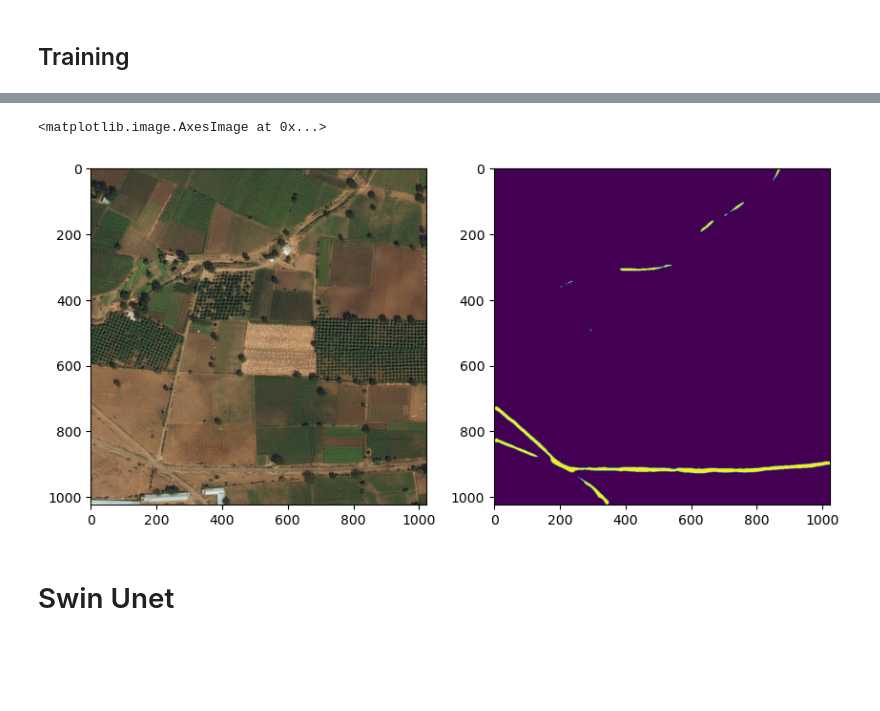
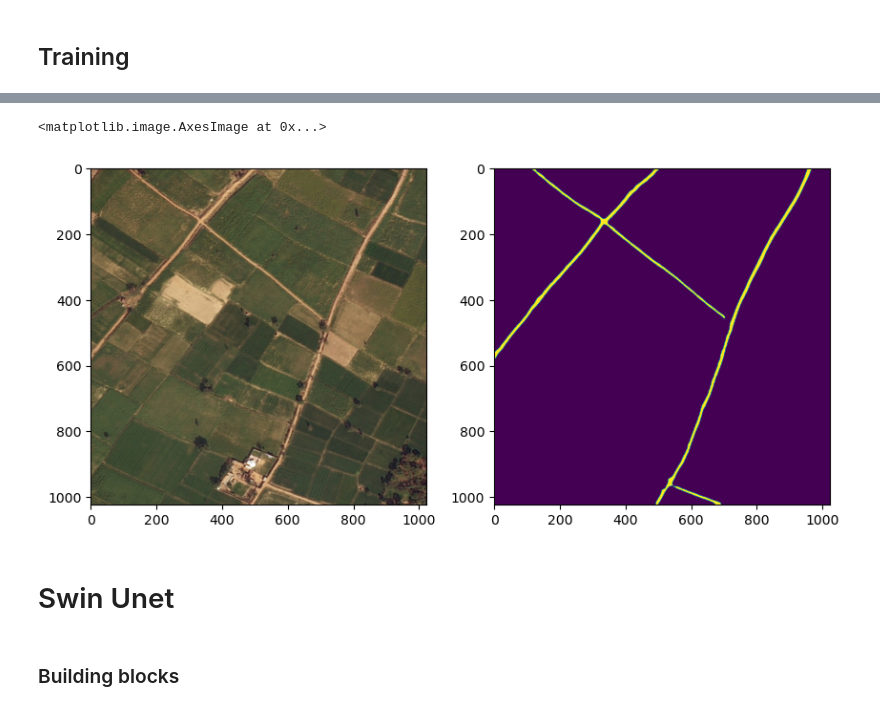
Before and after one commit to obennet/road-extraction-swin-unet, a Jupyter notebook: RoadExtraction.ipynb, the cells around one changed output, grey strips where cells are left out. Cells and saved outputs as stored; diff of their text form; code cells hidden in the pictures; blank space fills up the shorter version.

```diff
--- a/RoadExtraction.ipynb
+++ b/RoadExtraction.ipynb
@@ -85,4 +85,15 @@ val_dataloader = DataLoader(val_dataset, batch_size)
 # %% [markdown]
 ## UNet Model
+# %%
+class DoubleConv(nn.Module):
+    def __init__(self, in_channels, out_channels, kernel_size=3, padding=1):
+        super().__init__()
+        self.conv1 = nn.Conv2d(in_channels, out_channels, kernel_size=kernel_size, padding=padding)
+        self.conv2 = nn.Conv2d(out_channels, out_channels, kernel_size=kernel_size, padding=padding)
+
+    def forward(self, x):
+        x = F.relu(self.conv1(x))
+        x = F.relu(self.conv2(x))
+        return x
 # %%
 class UNet(nn.Module):
@@ -294,7 +271,6 @@ saved_unet_model.load_state_dict(checkpoint['model_state_dict'])
 def predict_img(net,
                 full_img,
                 device,
-                scale_factor=1,
                 out_threshold=0.5):
     net.eval()
     img = transform(full_img)
@@ -322,14 +298,16 @@ axis[2].imshow(val_mask)
 # %%
-test_img = Image.open("./RoadExtractionDataset/test/501414_sat.jpg")
+test_img = Image.open("./RoadExtractionDataset/test/170205_sat.jpg")
 pred = predict_img(saved_unet_model, test_img, 'cpu', out_threshold=0.5)
 figure,axis = plt.subplots(1,2,figsize=(10,10))
 axis[0].imshow(test_img)
 axis[1].imshow(pred)
 # %% [output]
 <matplotlib.image.AxesImage at 0x...>
-[figure, old version]
+[figure, new version]
 # %% [markdown]
 # Swin Unet
+# %% [markdown]
+### Building blocks
 # %%
 # --------------------------------------------------------
 # Swin Transformer
```
Also changed, not shown: parts of 16 cells of this notebook.
